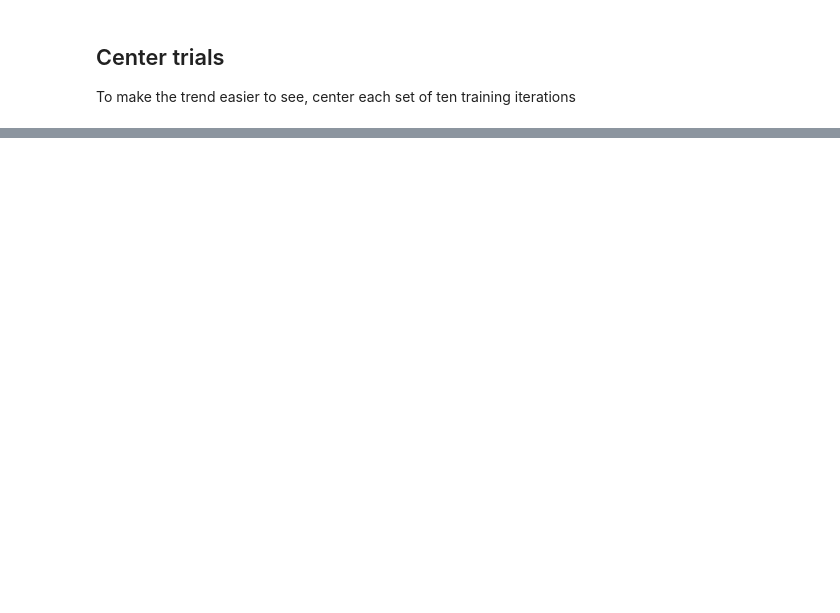
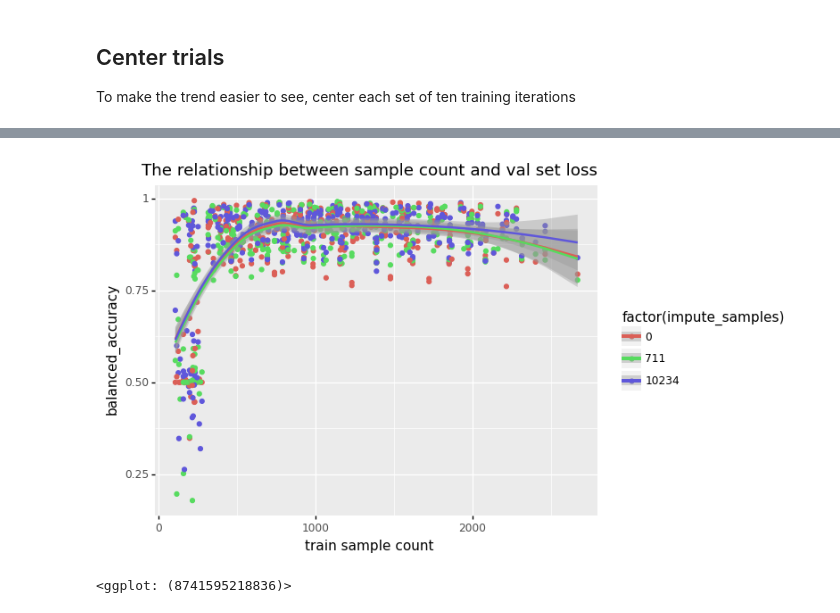
Before and after one commit to greenelab/linear_signal, a Jupyter notebook: notebook/analysis/imputation_viz.ipynb, the cells around one changed output, grey strips where cells are left out. Saved outputs shown, nothing was run; the diff lists cells and outputs as text; code cells hidden in the pictures; blank space fills up the shorter version.

```diff
--- a/notebook/analysis/imputation_viz.ipynb
+++ b/notebook/analysis/imputation_viz.ipynb
@@ -119,0 +158,9 @@ print(plot)
+# %%
+plot = ggplot(sepsis_df, aes(x='train sample count', y='balanced_accuracy', color='factor(impute_samples)'))
+plot += geom_point()
+plot += geom_smooth(method='loess')
+plot += ggtitle('The relationship between sample count and val set loss')
+print(plot)
+# %% [output]
+[figure, added]
+<ggplot: (8741595218836)>
```
Also changed, not shown: parts of 14 cells of this notebook, 1 other file.
